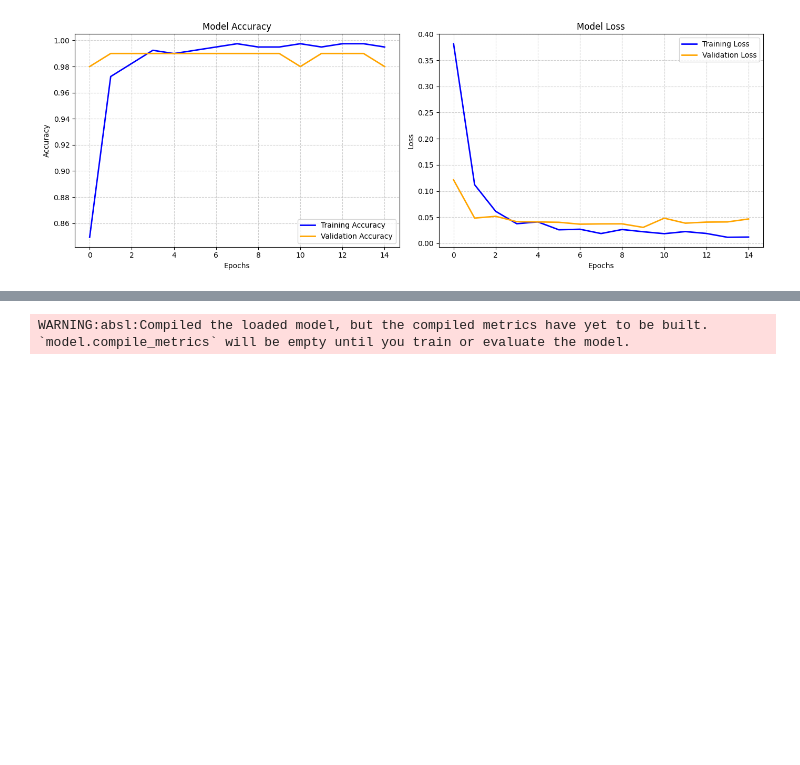
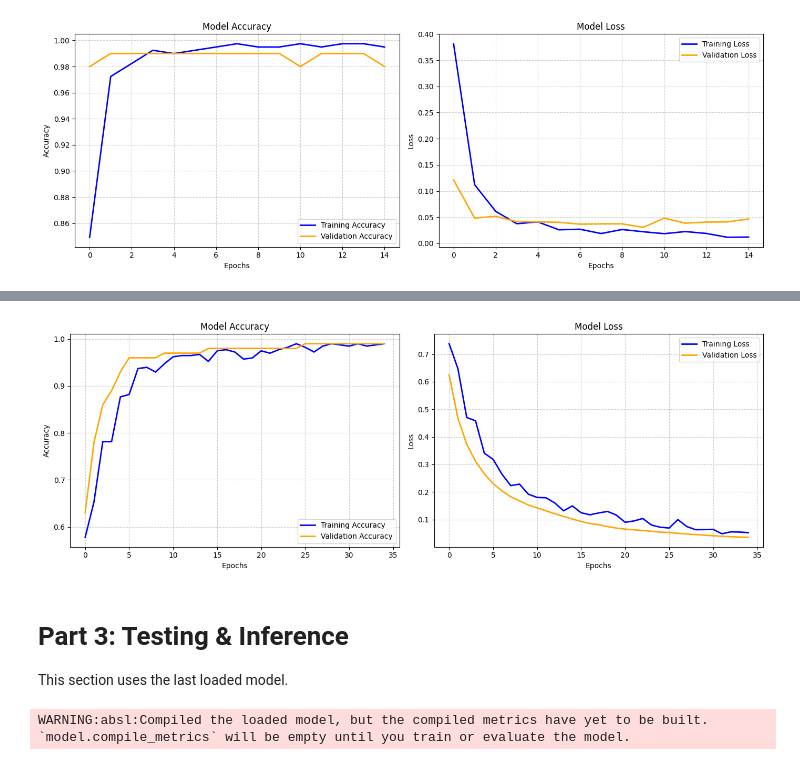
Before and after one commit to ImraneAabbou/car-parking-detection, a Jupyter notebook: LICENCE_PFE.ipynb, the cells around one changed output, grey strips where cells are left out. Cells and saved outputs as stored; diff of their text form; code cells hidden in the pictures; blank space fills up the shorter version.

Commit message:
Assembled the LICENCE_PFE.ipynb notebook to include both the existing VGG16 model and the newly added MobileNetV2 model

```diff
--- a/LICENCE_PFE.ipynb
+++ b/LICENCE_PFE.ipynb
@@ -227,0 +336,14 @@ plt.tight_layout()
+# %%
+history = model.fit(
+    train_generator,
+    validation_data=validation_generator,
+    epochs=epochs,
+    class_weight=train_class_weights,
+    callbacks=[
+        callbacks.ReduceLROnPlateau(monitor='val_loss', factor=0.2, patience=2, min_lr=1e-6),
+        callbacks.EarlyStopping(patience=10, monitor='val_loss', restore_best_weights=True),
+        callbacks.ModelCheckpoint('best_model.h5', save_best_only=True, monitor='val_loss')
+    ]
+)
+
+model.save('parking_model_v1.h5')
@@ -228,3 +372,40 @@ plt.tight_layout()
+# %%
+acc = history.history['accuracy']
+val_acc = history.history['val_accuracy']
+loss = history.history['loss']
+val_loss = history.history['val_loss']
+epochs_range = range(len(acc))
+
+# 2. Create the plots
+plt.figure(figsize=(14, 5))
+
+# Plot Accuracy
+plt.subplot(1, 2, 1)
+plt.plot(epochs_range, acc, label='Training Accuracy', color='blue', linewidth=2)
+plt.plot(epochs_range, val_acc, label='Validation Accuracy', color='orange', linewidth=2)
+plt.title('Model Accuracy')
+plt.xlabel('Epochs')
+plt.ylabel('Accuracy')
+plt.legend(loc='lower right')
+plt.grid(True, linestyle='--', alpha=0.6)
+
+# Plot Loss
+plt.subplot(1, 2, 2)
+plt.plot(epochs_range, loss, label='Training Loss', color='blue', linewidth=2)
+plt.plot(epochs_range, val_loss, label='Validation Loss', color='orange', linewidth=2)
+plt.title('Model Loss')
+plt.xlabel('Epochs')
+plt.ylabel('Loss')
+plt.legend(loc='upper right')
+plt.grid(True, linestyle='--', alpha=0.6)
+
+# 3. Save and show
+plt.tight_layout()
+# %% [output]
+[figure, added]
+# %% [markdown]
+# Part 3: Testing & Inference
+This section uses the last loaded model.
 # %%
 # 1. LOAD DATA & MODEL
 model = load_model('parking_model_v1.h5')
```
Also changed, not shown: parts of 11 cells of this notebook, 3 other files.
